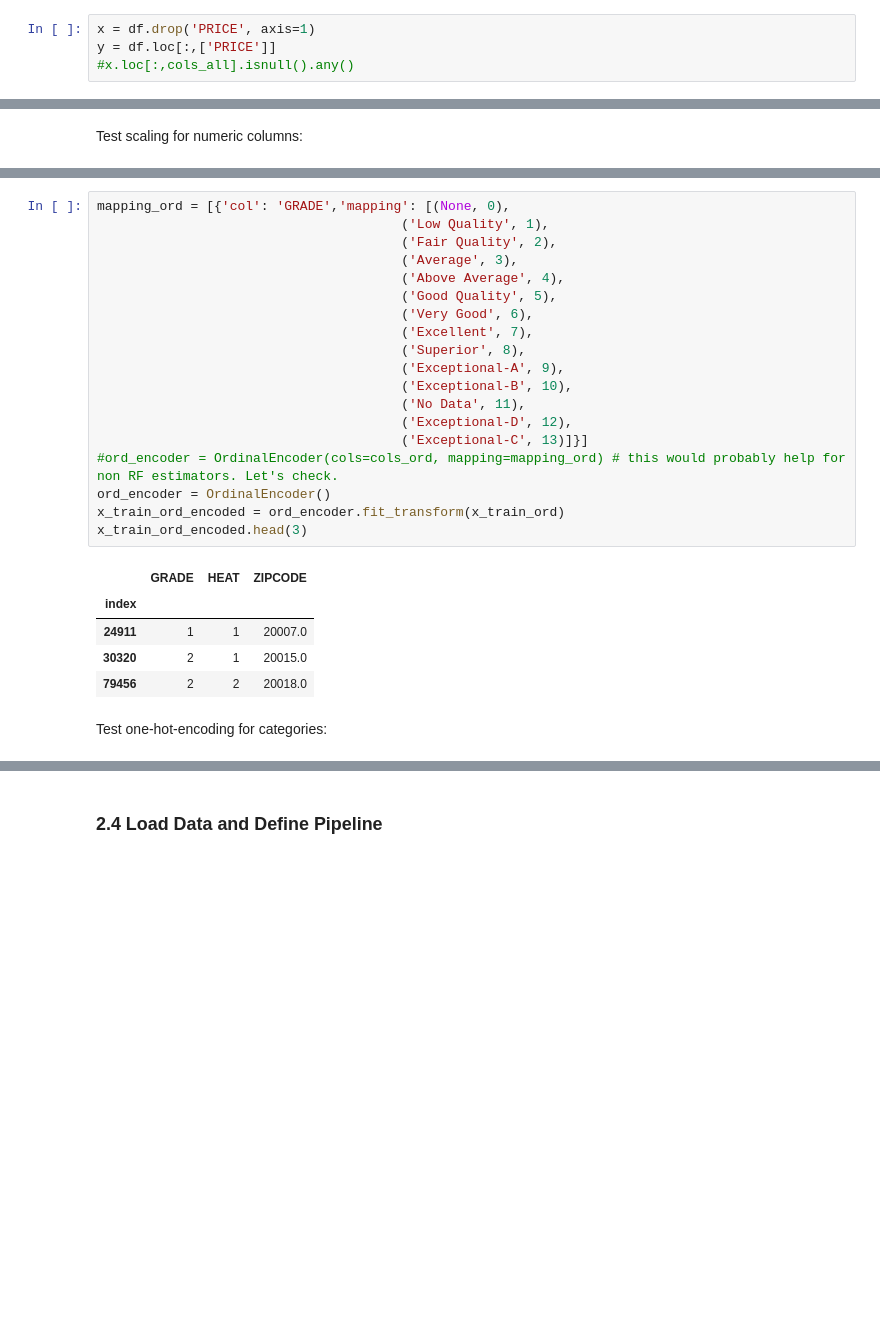
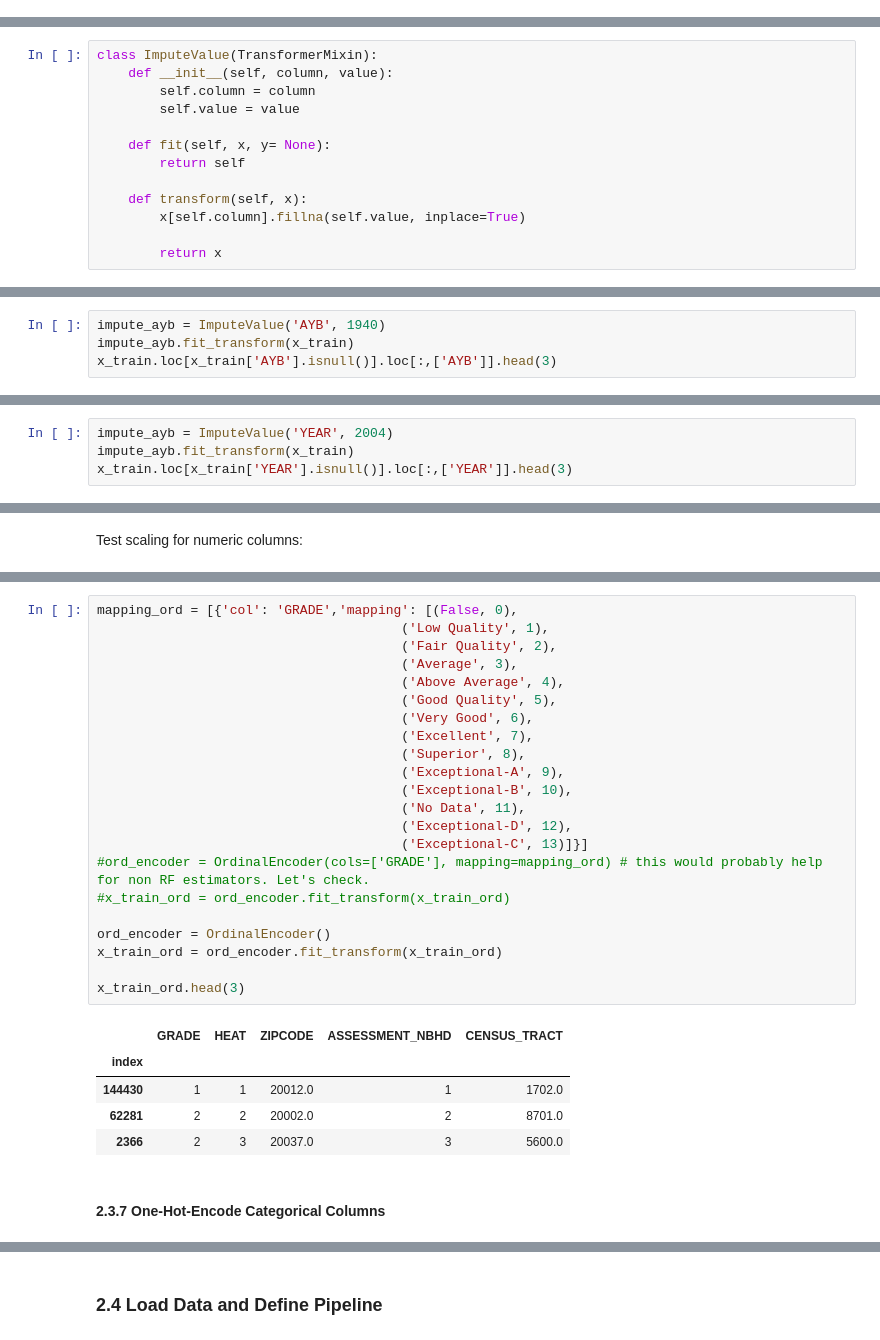
Before and after one commit to chriswegmann/dsr, a Jupyter notebook: day_18_challenge_pipeline_building.ipynb, the cells around one changed output, grey strips where cells are left out. Cells and saved outputs as stored; diff of their text form; blank space fills up the shorter version.

```diff
--- a/day_18_challenge_pipeline_building.ipynb
+++ b/day_18_challenge_pipeline_building.ipynb
@@ -134,7 +61,3 @@ label_encode_column = ['ZIPCODE', --> added
-# %%
-x = df.drop('PRICE', axis=1)
-y = df.loc[:,['PRICE']]
-#x.loc[:,cols_all].isnull().any()
 # %%
 x_train.loc[:,cols_all + ['LIVING_GBA', 'SALEDATE']].isnull().any()
 # %% [output]
@@ -195,0 +120,13 @@ x_train.loc[:,['SOURCE','GBA']].sample(3, random_state=1)
+# %%
+class ImputeValue(TransformerMixin):
+    def __init__(self, column, value):
+        self.column = column
+        self.value = value
+
+    def fit(self, x, y= None):
+        return self
+
+    def transform(self, x):
+        x[self.column].fillna(self.value, inplace=True)
+
+        return x
@@ -195,0 +141,4 @@ x_train.loc[:,['SOURCE','GBA']].sample(3, random_state=1)
+# %%
+impute_ayb = ImputeValue('AYB', 1940)
+impute_ayb.fit_transform(x_train)
+x_train.loc[x_train['AYB'].isnull()].loc[:,['AYB']].head(3)
@@ -268,0 +208,4 @@ The data cleaning all seems to work fine and removes our null values. In a later
+# %%
+impute_ayb = ImputeValue('YEAR', 2004)
+impute_ayb.fit_transform(x_train)
+x_train.loc[x_train['YEAR'].isnull()].loc[:,['YEAR']].head(3)
@@ -312,30 +258,33 @@ x_train_ord.head(3)
 # %%
-mapping_ord = [{'col': 'GRADE','mapping': [(None, 0),
+mapping_ord = [{'col': 'GRADE','mapping': [(False, 0),
                                        ('Low Quality', 1),
                                        ('Fair Quality', 2),
                                        ('Average', 3),
                                        ('Above Average', 4),
                                        ('Good Quality', 5),
                                        ('Very Good', 6),
                                        ('Excellent', 7),
                                        ('Superior', 8),
                                        ('Exceptional-A', 9),
                                        ('Exceptional-B', 10),
                                        ('No Data', 11),
                                        ('Exceptional-D', 12),
                                        ('Exceptional-C', 13)]}]
-#ord_encoder = OrdinalEncoder(cols=cols_ord, mapping=mapping_ord) # this would probably help for non RF estimators. Let's check.
+#ord_encoder = OrdinalEncoder(cols=['GRADE'], mapping=mapping_ord) # this would probably help for non RF estimators. Let's check.
+#x_train_ord = ord_encoder.fit_transform(x_train_ord)
+
 ord_encoder = OrdinalEncoder()
-x_train_ord_encoded = ord_encoder.fit_transform(x_train_ord)
-x_train_ord_encoded.head(3)
+x_train_ord = ord_encoder.fit_transform(x_train_ord)
+
+x_train_ord.head(3)
 # %% [output]
-|  | GRADE | HEAT | ZIPCODE |
-| index |  |  |  |
-| 24911 | 1 | 1 | 20007.0 |
-| 30320 | 2 | 1 | 20015.0 |
-| 79456 | 2 | 2 | 20018.0 |
+|  | GRADE | HEAT | ZIPCODE | ASSESSMENT_NBHD | CENSUS_TRACT |
+| index |  |  |  |  |  |
+| 144430 | 1 | 1 | 20012.0 | 1 | 1702.0 |
+| 62281 | 2 | 2 | 20002.0 | 2 | 8701.0 |
+| 2366 | 2 | 3 | 20037.0 | 3 | 5600.0 |
-# %% [markdown]
-Test one-hot-encoding for categories:
+# %% [markdown]
+#### 2.3.7 One-Hot-Encode Categorical Columns
 # %%
 col_sel_cat = ColumnSelector(cols_cat)
 x_train_cat = col_sel_cat.fit_transform(x_train)
```
Also changed, not shown: parts of 52 cells of this notebook, 4 other files.
